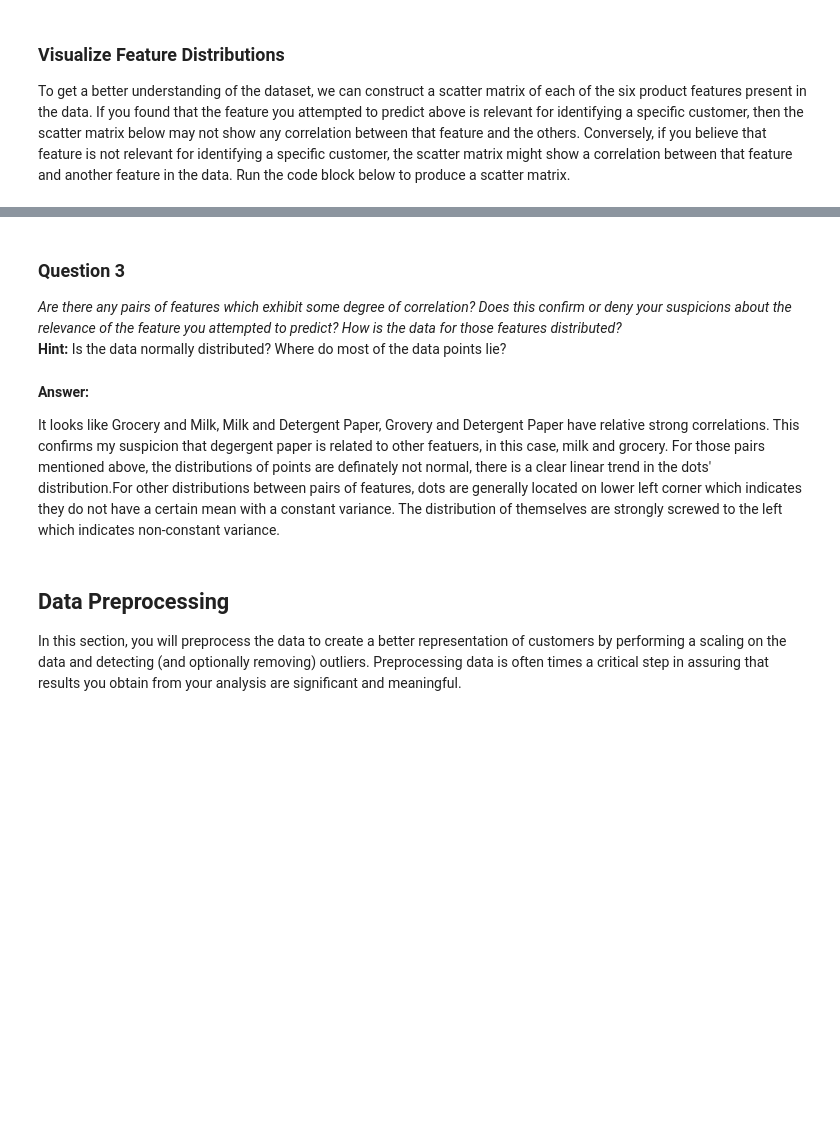
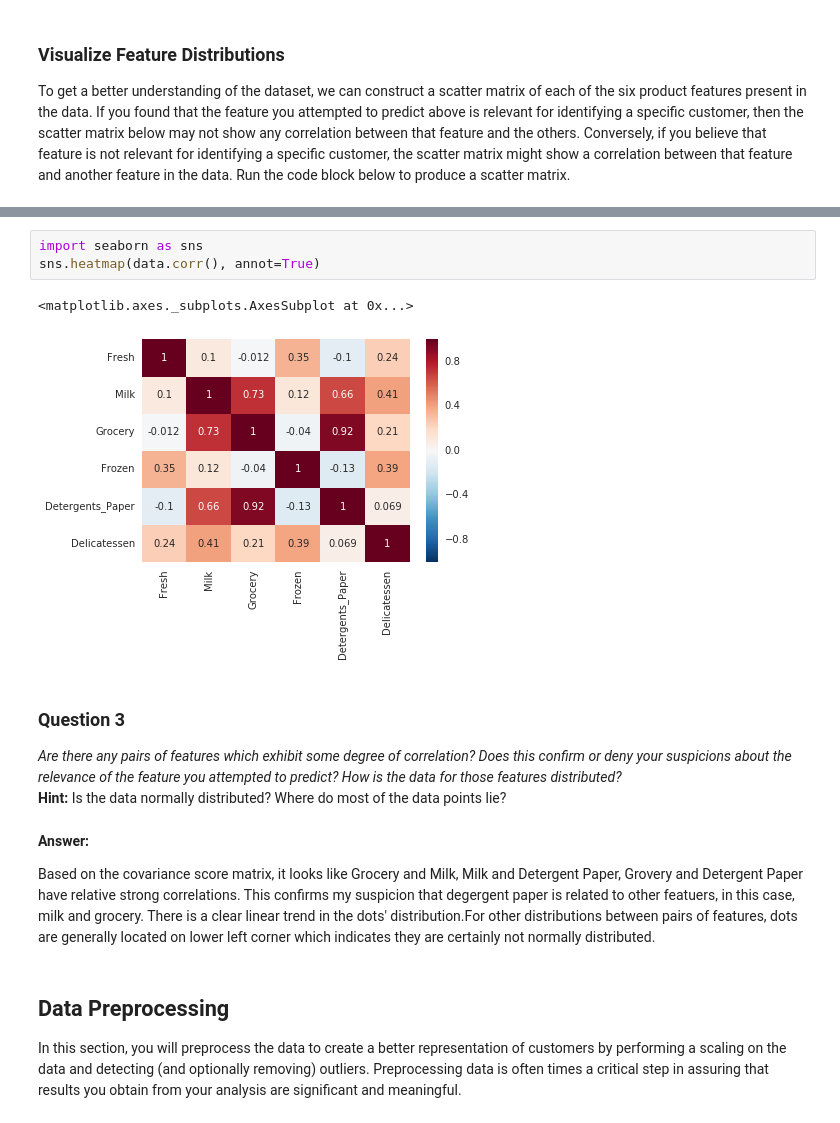
Before and after one commit to victorzhrn/customer_segments, a Jupyter notebook: customer_segments.ipynb, the cells around one changed output, grey strips where cells are left out. Drawn from its saved outputs; the diff is of its cells as text; blank space fills up the shorter version.

```diff
--- a/customer_segments.ipynb
+++ b/customer_segments.ipynb
@@ -134,3 +134,9 @@ pd.scatter_matrix(data, alpha = 0.3, figsize = (14,8), diagonal = 'kde');
+# %%
+import seaborn as sns
+sns.heatmap(data.corr(), annot=True)
+# %% [output]
+<matplotlib.axes._subplots.AxesSubplot at 0x...>
+[figure, added]
 # %% [markdown]
 ### Question 3
 *Are there any pairs of features which exhibit some degree of correlation? Does this confirm or deny your suspicions about the relevance of the feature you attempted to predict? How is the data for those features distributed?*
@@ -138,7 +144,7 @@ pd.scatter_matrix(data, alpha = 0.3, figsize = (14,8), diagonal = 'kde');
 # %% [markdown]
 **Answer:**
 
-It looks like Grocery and Milk, Milk and Detergent Paper, Grovery and Detergent Paper have relative strong correlations. This confirms my suspicion that degergent paper is related to other featuers, in this case, milk and grocery. For those pairs mentioned above, the distributions of points are definately not normal, there is a clear linear trend in the dots' distribution.For other distributions between pairs of features, dots are generally located on lower left corner which indicates they do not have a certain mean with a constant variance. The distribution of themselves are strongly screwed to the left which indicates non-constant variance.
+Based on the covariance score matrix, it looks like Grocery and Milk, Milk and Detergent Paper, Grovery and Detergent Paper have relative strong correlations. This confirms my suspicion that degergent paper is related to other featuers, in this case, milk and grocery. There is a clear linear trend in the dots' distribution.For other distributions between pairs of features, dots are generally located on lower left corner which indicates they are certainly not normally distributed.
 # %% [markdown]
 ## Data Preprocessing
 In this section, you will preprocess the data to create a better representation of customers by performing a scaling on the data and detecting (and optionally removing) outliers. Preprocessing data is often times a critical step in assuring that results you obtain from your analysis are significant and meaningful.
```
Also changed, not shown: parts of 9 cells of this notebook, 1 other file.
